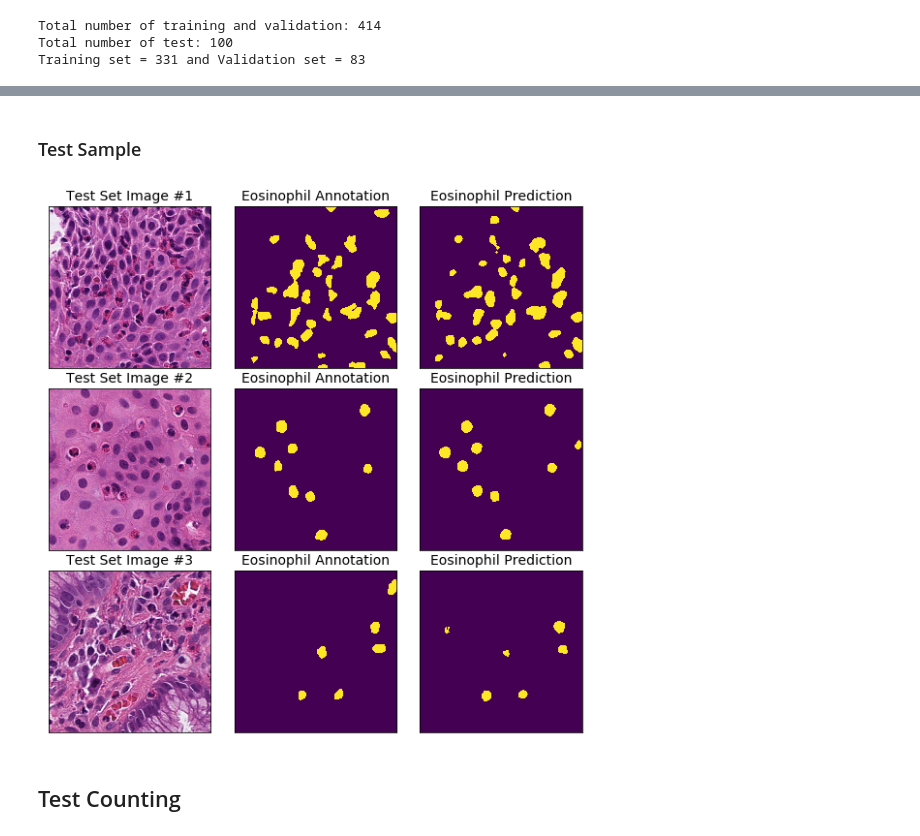
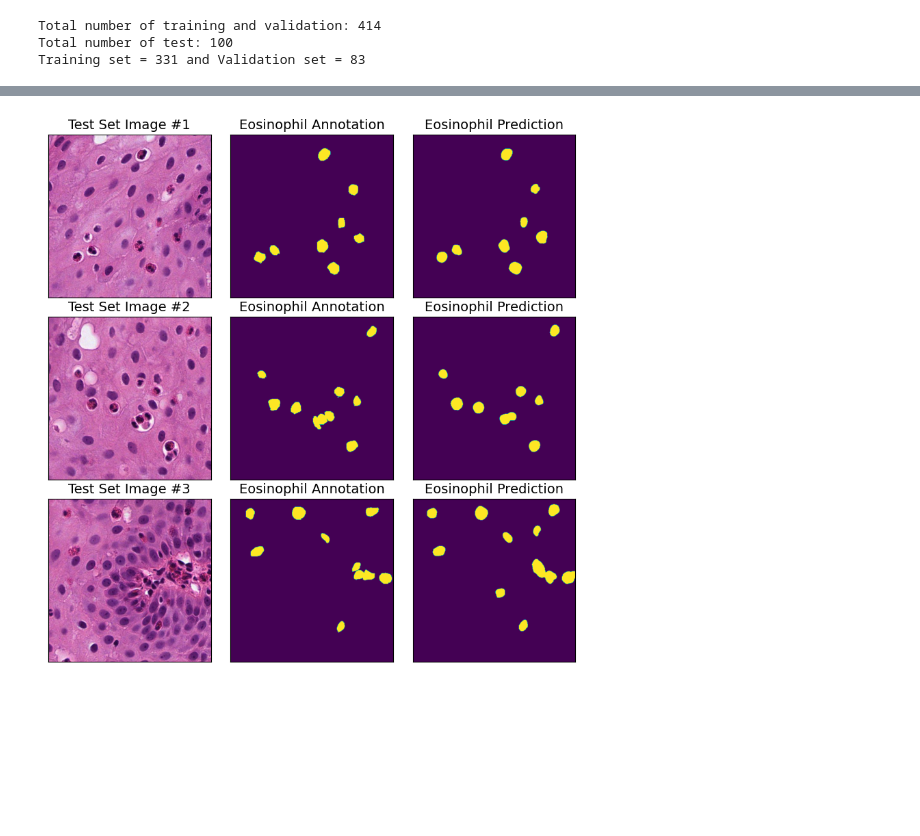
Before and after one commit to GutIntelligenceLab/EoE-Unet, a Jupyter notebook: main.ipynb, the cells around one changed output, grey strips where cells are left out. Drawn from its saved outputs; the diff is of its cells as text; code cells hidden in the pictures; blank space fills up the shorter version.

```diff
--- a/main.ipynb
+++ b/main.ipynb
@@ -46,5 +241,5 @@ IMG_HEIGHT = 512
 IMG_CHANNELS = 3
 BATCH_SIZE = 4
 
-IMGS_PATH = '/data/Images/'
-MASK_PATH = '/data/Masks/'
+IMGS_PATH = '/project/GutIntelligenceLab/eqp6pg/Data/Esophagus/UVA/Images/'
+MASK_PATH = '/project/GutIntelligenceLab/eqp6pg/Data/Esophagus/UVA/Masks/'
@@ -157,8 +357,8 @@ plt.show()
 # %%
 # When you plan to re-train model - Must run Loss Function cell
-model = load_model('DeepEoE.model', compile=False)
+model = load_model('Models/Eo1_200.h5', compile=False)
 
-preds_test = model.predict(X_test * 255,verbose=1)
+preds_test = model.predict(X_test,verbose=1)
 preds_test_t = (preds_test > 0.5).astype(np.bool)
 
 test_dice = numpy_dice_coef(Y_test, preds_test_t)
@@ -169,9 +372,0 @@ print(test_dice)
-# %%
-# When you plan to re-train model - Must run Loss Function cell
-model = load_model('Final_Eo_Model.h5', compile=False)
-
-preds_test = model.predict(X_test,verbose=1)
-preds_test_t = (preds_test > 0.5).astype(np.bool)
-
-test_dice = numpy_dice_coef(Y_test, preds_test_t)
-print(test_dice)
@@ -181,8 +373,6 @@ print(test_dice)
-# %% [markdown]
-### Test Sample
 # %%
 # Perform a sanity check on some random validation samples
-ix_1 = 0 # change as necessary
+ix_1 = 14 # change as necessary
 ix_2 = ix_1 + 1
 ix_3 = ix_2 + 1
 
@@ -201,34 +391,33 @@ ax1[0,2].set_xticks([])
 ax1[0,2].set_yticks([])
 
 ax1[1,0].imshow(np.squeeze(X_test[ix_2]))
 ax1[1,0].set_title('Test Set Image #2', fontsize=14)
 ax1[1,0].set_xticks([])
 ax1[1,0].set_yticks([])
 ax1[1,1].imshow(np.squeeze(Y_test[ix_2]))
 ax1[1,1].set_title('Eosinophil Annotation', fontsize=14)
 ax1[1,1].set_xticks([])
 ax1[1,1].set_yticks([])
 ax1[1,2].imshow(np.squeeze(preds_test_t[ix_2]))
 ax1[1,2].set_title('Eosinophil Prediction', fontsize=14)
 ax1[1,2].set_xticks([])
 ax1[1,2].set_yticks([])
 
 ax1[2,0].imshow(np.squeeze(X_test[ix_3]))
 ax1[2,0].set_title('Test Set Image #3', fontsize=14)
 ax1[2,0].set_xticks([])
 ax1[2,0].set_yticks([])
 ax1[2,1].imshow(np.squeeze(Y_test[ix_3]))
 ax1[2,1].set_title('Eosinophil Annotation', fontsize=14)
 ax1[2,1].set_xticks([])
 ax1[2,1].set_yticks([])
 ax1[2,2].imshow(np.squeeze(preds_test_t[ix_3]))
 ax1[2,2].set_title('Eosinophil Prediction', fontsize=14)
 ax1[2,2].set_xticks([])
 ax1[2,2].set_yticks([])
 
 plt.subplots_adjust(wspace=0.1, hspace=0.12)
+plt.savefig('preds.png')
 # %% [output]
-[figure, old version]
+[figure, new version]
-# %% [markdown]
-## Test Counting
 # %%
```
Also changed, not shown: parts of 29 cells of this notebook.
